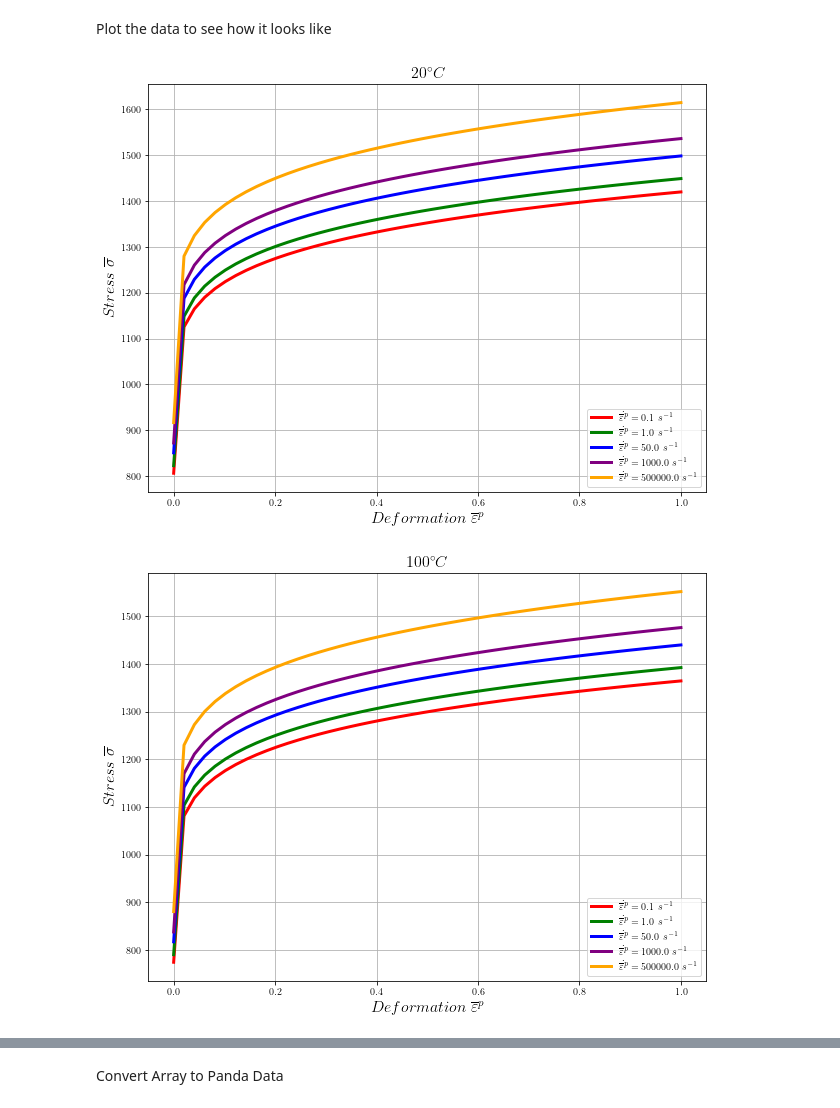
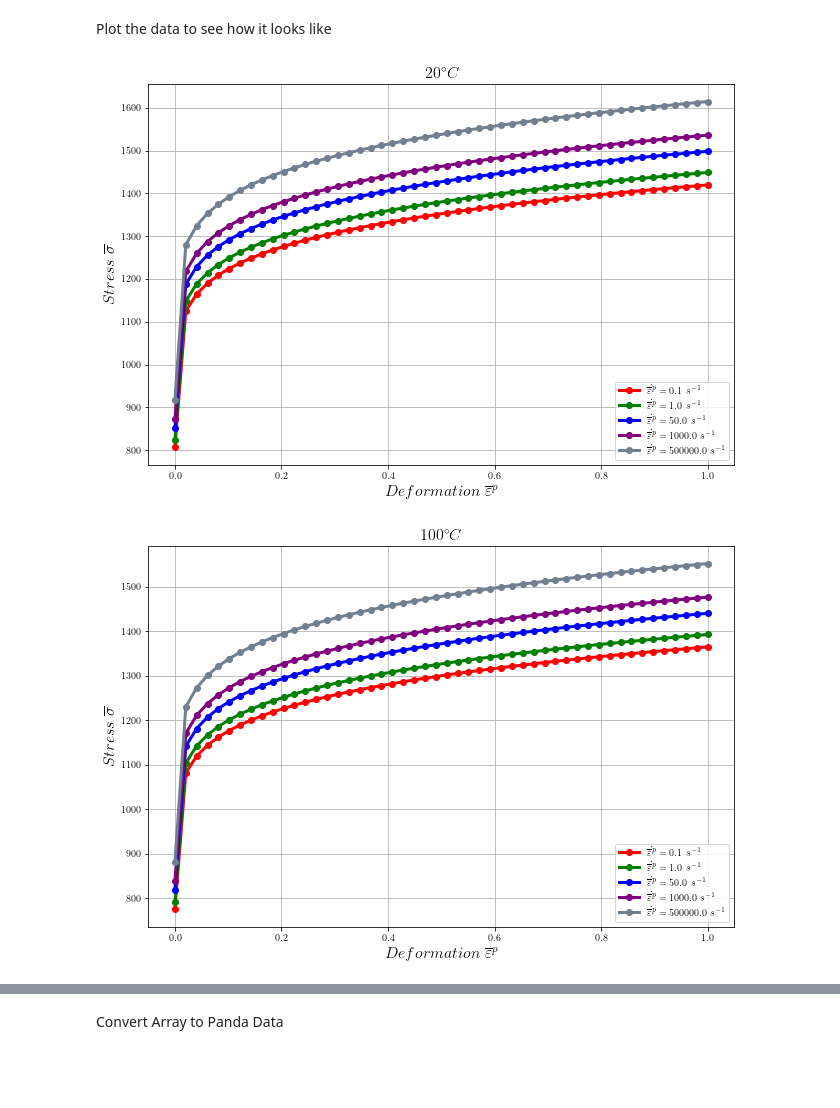
Before and after one commit to pantale/ANN-ConstitutiveLaw, a Jupyter notebook: Generator/Johnson-Cook.ipynb, the cells around one changed output, grey strips where cells are left out. Cells and saved outputs as stored; diff of their text form; code cells hidden in the pictures; blank space fills up the shorter version.

```diff
--- a/Generator/Johnson-Cook.ipynb
+++ b/Generator/Johnson-Cook.ipynb
@@ -8,14 +12,14 @@ import scipy as sp
 import pandas as pd
 import matplotlib.pyplot as plt
 import math
-colors = ['red', 'green', 'blue', 'purple', 'orange', 'black']
+colors = ['red', 'green', 'blue', 'purple', 'slategrey', 'brown', 'darkorange', 'black']
 # %% [markdown]
 Parameters of the curves to generate
 # %%
 num_eps = 50                             # Number of points on the x axis
 eps = np.linspace(0, 1, num_eps)         # Strain ranges from 0 to 1
 epsp = np.array([0.1, 1, 50, 1000, 500000])   # Strain rate values
-temp = np.array([20, 100, 200, 300,500])     # Temperature values
+temp = np.array([20, 100, 200, 300, 500, 800])     # Temperature values
 
 # These are the coefficients of the Constitutive law
 A = 806
@@ -46,21 +50,21 @@ Plot the data to see how it looks like
 # %%
 idx = 1
 for table in range(len(Tables)):
-    plt.figure(figsize = (10, 7.5))
+    plt.figure(figsize = (10.5, 7))
     plt.rc('text', usetex = True)
     johnsonCook = Tables[table]
     # Plot the curves
     for column in range(1, johnsonCook.shape[1]):
         plt.plot(johnsonCook[:,0], johnsonCook[:,column], colors[column-1],
-            label=r'$\dot{\overline{\varepsilon}^p}=' + str(epsp[column-1]) + '\ s^{-1}$', linewidth = 3)
+            label=r'$\dot{\overline{\varepsilon}^p}=' + str(epsp[column-1]) + '\ s^{-1}$', marker = 'o',linewidth = 3)
     plt.legend(loc = 'lower right',fancybox = True, numpoints = 1, fontsize = 10)
     plt.grid() # Plot the grid with default size
     plt.xlabel(r'$Deformation\ \overline{\varepsilon}^{p}$', fontsize = 16) # Labels the x axis
     plt.ylabel(r'$Stress\ \overline{\sigma}$', fontsize = 16) # Labels the y axis
     plt.title(r'$' + str(temp[idx-1]) + '^{\circ}C$', fontsize = 16) # Self explicit command
     plt.savefig('OriginalData'+str(temp[idx-1])+'.svg', bbox_inches = 'tight', pad_inches = 0)
     plt.show()
     idx += 1
 # %% [output]
-[figure, old version]
+[figure, new version]
-[figure, old version]
+[figure, new version]
```
Also changed, not shown: parts of 4 cells of this notebook.
